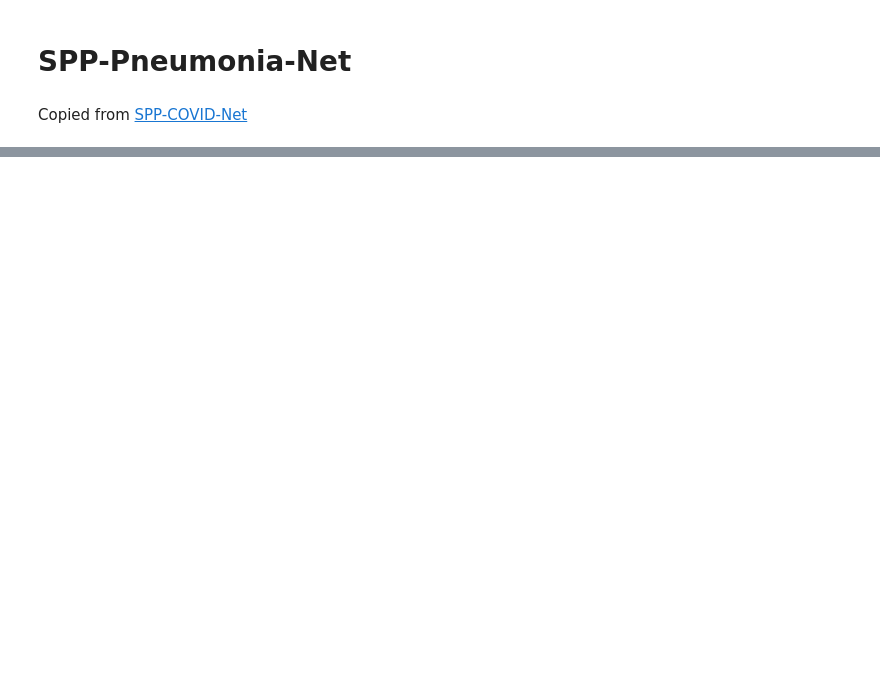
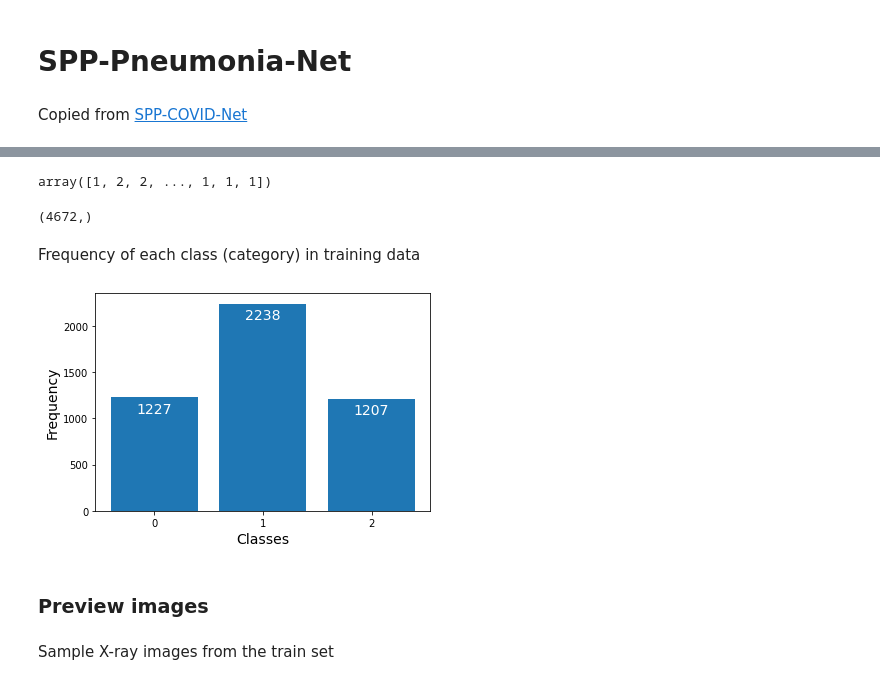
Before and after one commit to jincy-p-janardhanan/SPP-Pneumonia-Net, a Jupyter notebook: SPP_Pneumonia_Net.ipynb, the cells around one changed output, grey strips where cells are left out. Cells and saved outputs as stored; diff of their text form; code cells hidden in the pictures; blank space fills up the shorter version.

```diff
--- a/SPP_Pneumonia_Net.ipynb
+++ b/SPP_Pneumonia_Net.ipynb
@@ -281,0 +194,4 @@ print("mean_accuracy",mean_accuracy)
+# %%
+rootdir = "/content/drive/MyDrive/kaggle/"
+data = pd.read_csv(os.path.join(rootdir,"labels_train.csv"), sep=",", header=0)
+labels = data['class_id'].values
@@ -281,0 +214,31 @@ print("mean_accuracy",mean_accuracy)
+# %%
+labels
+# %% [output]
+array([1, 2, 2, ..., 1, 1, 1])
+# %%
+labels.shape
+# %% [output]
+(4672,)
+# %% [markdown]
+Frequency of each class (category) in training data
+# %%
+freq = [np.sum(labels==i) for i in range(3)]
+# %%
+plt.figure(figsize=(6,4))
+plt.bar([0,1,2], freq)
+plt.xticks([0,1,2], ['0','1','2'])
+plt.xlabel('Classes', fontsize=14)
+plt.ylabel('Frequency', fontsize=14)
+ax = plt.gca()
+rects = ax.patches
+# %%
+for rect, label in zip(rects, freq):
+    height = rect.get_height()
+    ax.text(rect.get_x() + rect.get_width() / 2, height - 200, label,
+            ha='center', va='bottom', fontsize=14, color='white')
+# %% [output]
+[figure, added]
+# %% [markdown]
+### Preview images
+# %% [markdown]
+Sample X-ray images from the train set
```
Also changed, not shown: parts of 26 cells of this notebook.
